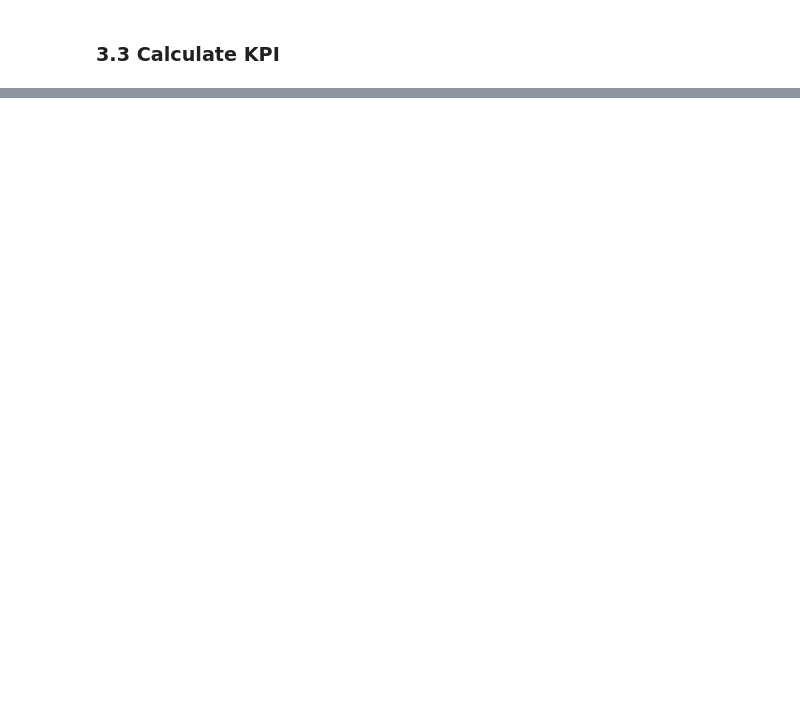
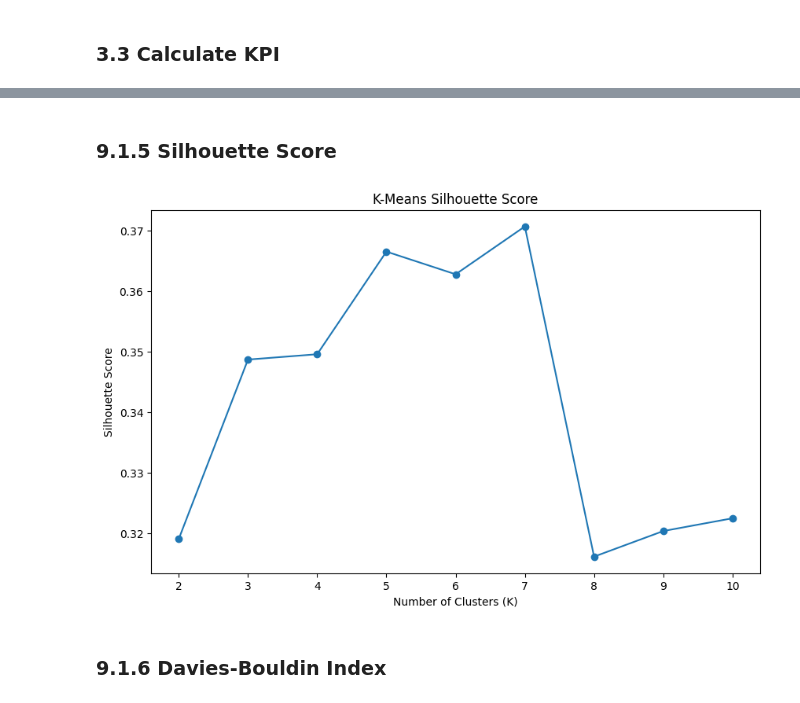
Before and after one commit to Jerxis/financial_kpi_clustering, a Jupyter notebook: notebooks/03_kpi_engineering_and_clustering.ipynb, the cells around one changed output, grey strips where cells are left out. Saved outputs shown, nothing was run; the diff lists cells and outputs as text; code cells hidden in the pictures; blank space fills up the shorter version.

```diff
--- a/notebooks/03_kpi_engineering_and_clustering.ipynb
+++ b/notebooks/03_kpi_engineering_and_clustering.ipynb
@@ -184,0 +1288,24 @@ ValueError: Failed to calculate KPI 'Gross Margin'. Error: name 'BACKTICK_QUOTED
+# %% [markdown]
+### 9.1.5 Silhouette Score
+# %%
+# ==================================================
+# Silhouette Score
+# ==================================================
+
+plt.figure(figsize=(10, 6))
+
+plt.plot(
+    kmeans_results_df["K"],
+    kmeans_results_df["Silhouette Score"],
+    marker="o",
+)
+
+plt.xlabel("Number of Clusters (K)")
+plt.ylabel("Silhouette Score")
+plt.title("K-Means Silhouette Score")
+plt.xticks(list(K_RANGE))
+plt.show()
+# %% [output]
+[figure, added]
+# %% [markdown]
+### 9.1.6 Davies-Bouldin Index
```
Also changed, not shown: parts of 172 cells of this notebook.
